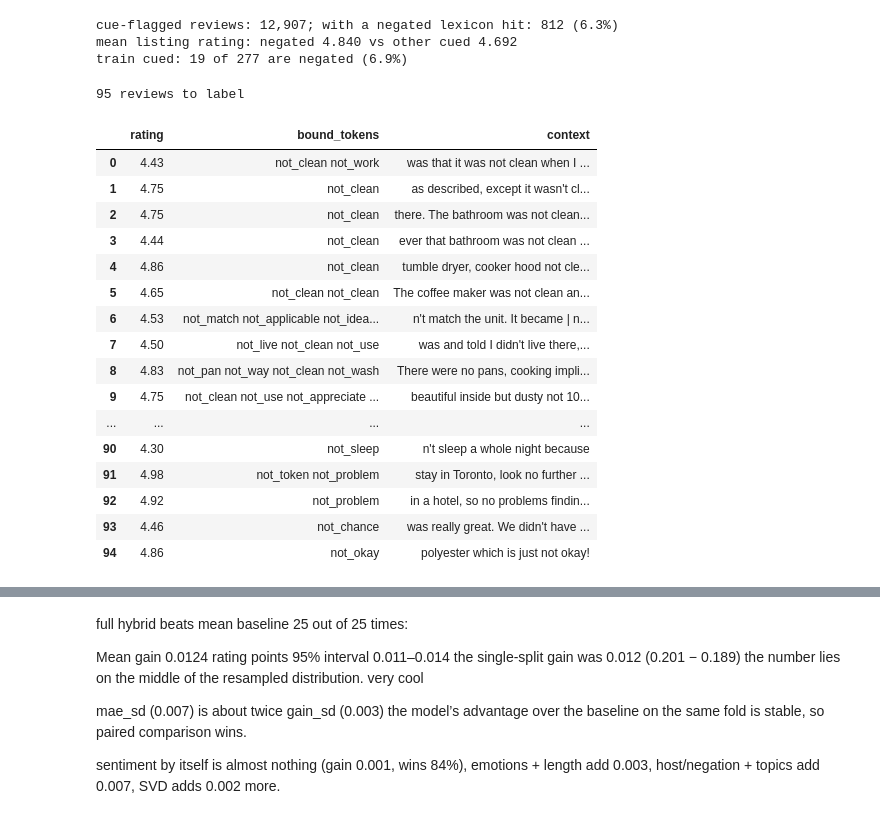
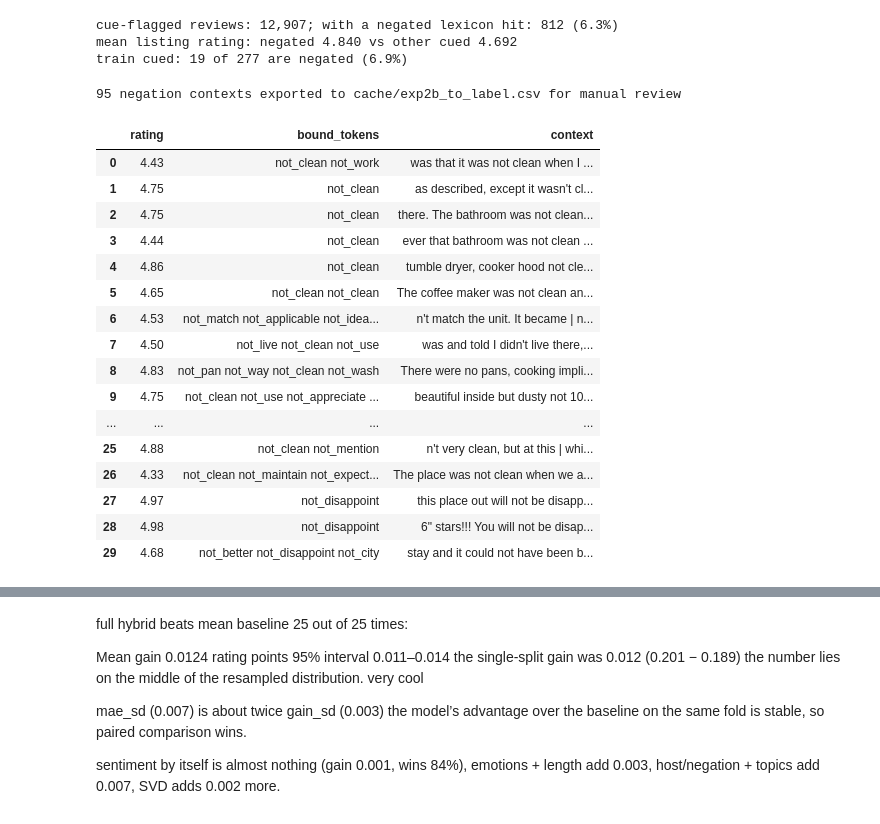
Before and after one commit to jamesphilipeastwood/Text-Mining-Analysis_Toronto-AirBnB-Reviews, a Jupyter notebook: OPIM_5671_Team_Project_02_Toronto_Airbnb_Reviews_Final_Notebook.ipynb, the cells around one changed output, grey strips where cells are left out. Cells and saved outputs as stored; diff of their text form; code cells hidden in the pictures.

```diff
--- a/OPIM_5671_Team_Project_02_Toronto_Airbnb_Reviews_Final_Notebook.ipynb
+++ b/OPIM_5671_Team_Project_02_Toronto_Airbnb_Reviews_Final_Notebook.ipynb
@@ -48,9 +48,18 @@ Following our Team Seven Proposal and the course project guidelines, this notebo
 
 This notebook runs end-to-end on a standard Google Colab CPU runtime or local Python environment. In accordance with course guidelines, we use lightweight, reproducible libraries, fix a global random seed, and print package versions for full reproducibility.
 # %%
-from google.colab import drive
-drive.mount('/content/drive')
+# Optional Google Drive cache (off by default, so the notebook runs anywhere with no login prompt)
 from pathlib import Path
-CACHE = Path('/content/drive/MyDrive/opim5671_tp2_cache')
+
+USE_DRIVE_CACHE = False   # set to True only to save intermediate files to your own Google Drive
+
+if USE_DRIVE_CACHE:
+    from google.colab import drive
+    drive.mount('/content/drive')
+    CACHE = Path('/content/drive/MyDrive/opim5671_tp2_cache')
+else:
+    CACHE = Path('cache')  # local folder next to the notebook
+
 CACHE.mkdir(parents=True, exist_ok=True)
+print('Cache folder:', CACHE)
 # %% [output]
@@ -228,7 +237,7 @@ Helper functions and NLTK resources initialized successfully.
 
 We retrieve the Inside Airbnb Toronto dataset directly from Kaggle using KaggleHub. The archive contains both individual guest review texts timestamped over time and detailed property and host metadata.
 # %%
-USE_CACHE = (CACHE / 'df.pkl').exists()
+USE_CACHE = False   # always rebuild from raw data so every output prints in the submitted notebook
 if USE_CACHE:
     import pandas as pd
     names = ['df','df_en','train','valid','test','dev','listings_raw']
@@ -1890,42 +1927,42 @@ def pick(tok, n, tag):
     m = train.loc[train['processed'].str.contains(rf'\b{re.escape(tok)}\b', regex=True)]
     return deterministic_sample(m, min(n, len(m)), tag=f'label_{tag}')
 parts = [pick('not_clean', 27, 'clean'), pick('not_disappoint', 19, 'disapp'),
          pick('not_bad', 6, 'bad'), pick('not_want', 6, 'want'), pick('not_work', 12, 'work')]
 others = train.loc[train['processed'].str.contains(r'\bnot_(?!clean|disappoint|bad|want|work)\w+', regex=True)]
 parts.append(deterministic_sample(others, 30, tag='label_other'))
 label_set = pd.concat(parts).drop_duplicates(subset=['id'])
 
 neg_ctx = re.compile(r"((?:\w+\W+){0,4}(?:not|never|no|n't|wasn't|didn't|isn't|cannot)\W+(?:\w+\W+){0,5})", re.I)
 out = []
 for _, r_ in label_set.iterrows():
     toks = [w for w in r_['processed'].split() if w.startswith('not_')]
     ctx = ' | '.join(m.strip() for m in neg_ctx.findall(r_['comments'].replace('’', "'"))[:3])
     out.append({'id': r_['id'], 'rating': r_['review_scores_rating'], 'bound_tokens': ' '.join(toks),
                 'context': ctx, 'label': ''})
 label_df = pd.DataFrame(out)
 label_df.to_csv(CACHE / 'exp2b_to_label.csv', index=False)
-print(len(label_df), 'reviews to label')
-with pd.option_context('display.max_colwidth', 200, 'display.max_rows', 120):
-    display(label_df[['rating', 'bound_tokens', 'context']])
+print(f'{len(label_df)} negation contexts exported to {CACHE / "exp2b_to_label.csv"} for manual review')
+with pd.option_context('display.max_colwidth', 200):
+    display(label_df[['rating', 'bound_tokens', 'context']].head(30))
 # %% [output]
-95 reviews to label
+95 negation contexts exported to cache/exp2b_to_label.csv for manual review
 |  | rating | bound_tokens | context |
 | 0 | 4.43 | not_clean not_work | was that it was not clean when I ... |
 | 1 | 4.75 | not_clean | as described, except it wasn't cl... |
 | 2 | 4.75 | not_clean | there. The bathroom was not clean... |
 | 3 | 4.44 | not_clean | ever that bathroom was not clean ... |
 | 4 | 4.86 | not_clean | tumble dryer, cooker hood not cle... |
 | 5 | 4.65 | not_clean not_clean | The coffee maker was not clean an... |
 | 6 | 4.53 | not_match not_applicable not_idea... | n't match the unit. It became | n... |
 | 7 | 4.50 | not_live not_clean not_use | was and told I didn't live there,... |
 | 8 | 4.83 | not_pan not_way not_clean not_wash | There were no pans, cooking impli... |
 | 9 | 4.75 | not_clean not_use not_appreciate ... | beautiful inside but dusty not 10... |
 | ... | ... | ... | ... |
-| 90 | 4.30 | not_sleep | n't sleep a whole night because |
-| 91 | 4.98 | not_token not_problem | stay in Toronto, look no further ... |
-| 92 | 4.92 | not_problem | in a hotel, so no problems findin... |
-| 93 | 4.46 | not_chance | was really great. We didn't have ... |
-| 94 | 4.86 | not_okay | polyester which is just not okay! |
+| 25 | 4.88 | not_clean not_mention | n't very clean, but at this | whi... |
+| 26 | 4.33 | not_clean not_maintain not_expect... | The place was not clean when we a... |
+| 27 | 4.97 | not_disappoint | this place out will not be disapp... |
+| 28 | 4.98 | not_disappoint | 6" stars!!! You will not be disap... |
+| 29 | 4.68 | not_better not_disappoint not_city | stay and it could not have been b... |
 # %%
 # pickling means you cache the work so when you need to [run all] 25x google colab won't spend 5 minutes on the join and funnel all twenty five times
 import json
```
Also changed, not shown: parts of 11 cells of this notebook.
